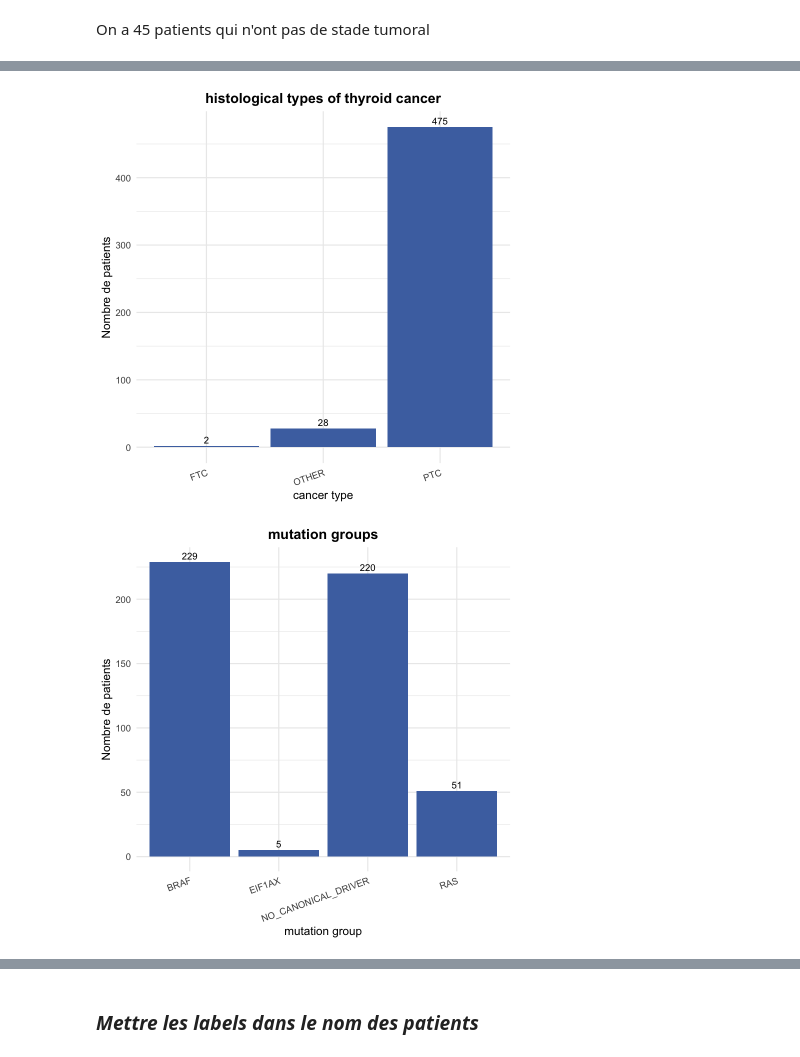
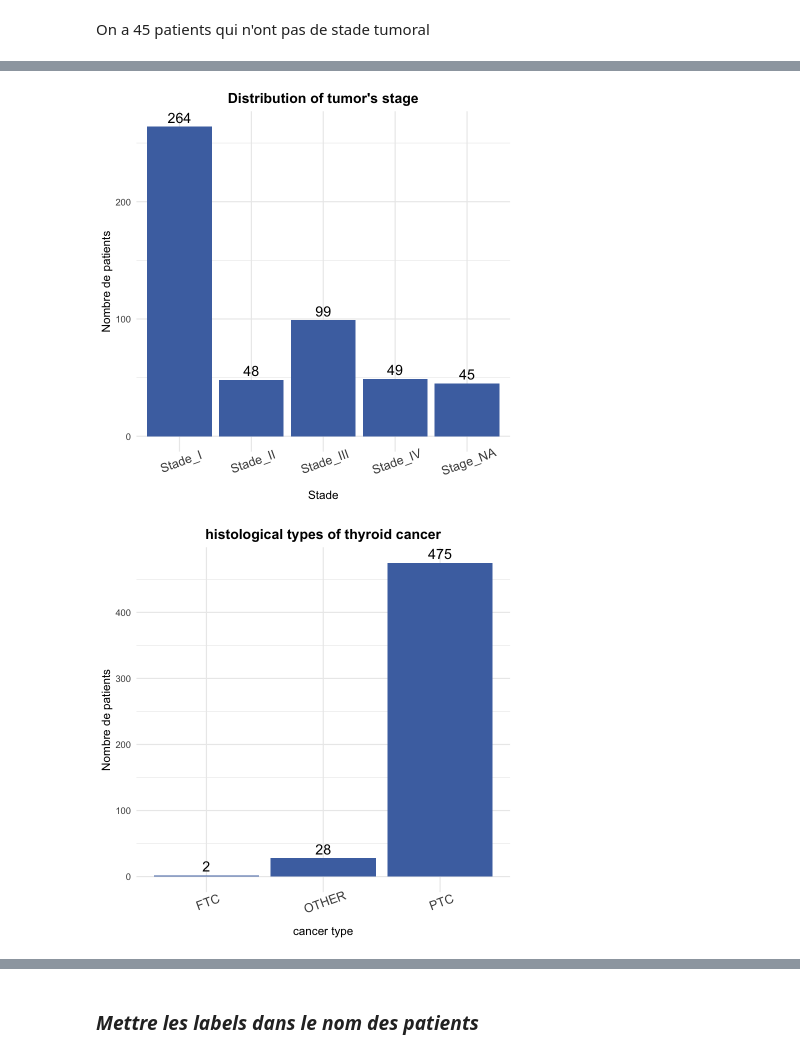
Before and after one commit to elodiehusson/Deep-Learning-Project, a Jupyter notebook: script/expression matrix finale.ipynb, the cells around one changed output, grey strips where cells are left out. Cells and saved outputs as stored; diff of their text form; code cells hidden in the pictures.

```diff
--- a/script/expression matrix finale.ipynb
+++ b/script/expression matrix finale.ipynb
@@ -288,8 +270,7 @@ A data.frame: 3 × 242
 metadata_patients <- metadata_patients %>%
   mutate(
     # Age
-    age_years = as.numeric(age_at_diagnosis) / 365.25,
-    age_yr_round = as.integer(round(age_years)),
+    age_years = as.integer(age_at_index),
 
     # Sexe
     sex_short = case_when(
@@ -302,7 +283,7 @@ metadata_patients <- metadata_patients %>%
     # Stage simplifié
     stage = as.character(ajcc_pathologic_stage),
     stage_simple = case_when(
-      is.na(stage_simple) ~  "Stage_NA",
+      is.na(stage) ~  "Stage_NA",
       grepl("^Stage I\\b", stage)   ~ "Stade_I",
       grepl("^Stage II\\b", stage)  ~ "Stade_II",
       grepl("^Stage III\\b", stage) ~ "Stade_III",
@@ -385,7 +366,7 @@ plot_bar_counts <- function(df, var, title, xlab) {
     count(.data[[var]]) %>%
     ggplot(aes(x = .data[[var]], y = n)) +
     geom_col(fill = "#4C72B0") +
-    geom_text(aes(label = n), vjust = -0.4, size = 4) +
+    geom_text(aes(label = n), vjust = -0.4, size = 6) +
     labs(
       title = title,
       x = xlab,
@@ -394,13 +375,16 @@ plot_bar_counts <- function(df, var, title, xlab) {
     theme_minimal(base_size = 14) +
     theme(
       plot.title = element_text(face = "bold", hjust = 0.5),
-      axis.text.x = element_text(angle = 20, hjust = 1)
+      axis.text.x = element_text(angle = 20, hjust = 0.5,  size = 15)
     )
 }
 # %%
 # plot pour les ages
 ggplot(metadata_patients, aes(x = age_years)) +
   geom_histogram(bins = 30, color = "black", fill = "steelblue") + labs(title = "Patient's age distribution", x = "age (years)", y = "number of patients") + theme_minimal(base_size = 14) + theme(plot.title = element_text(face = "bold", hjust = 0.5))
+
+# plot pour les sexes
+plot_bar_counts(metadata_patients, var   = "sex_short", title = "Patient's sex distribution", xlab  = "sex")
 
 # plot pour les stades tumoraux
 plot_bar_counts(metadata_patients, var   = "stage_simple", title = "Distribution of tumor's stage", xlab  = "Stade")
@@ -418,2 +400,2 @@ Warning message:
-[figure, old version]
+[figure, new version]
-[figure, old version]
+[figure, new version]
```
Also changed, not shown: parts of 11 cells of this notebook, 6 other files.
